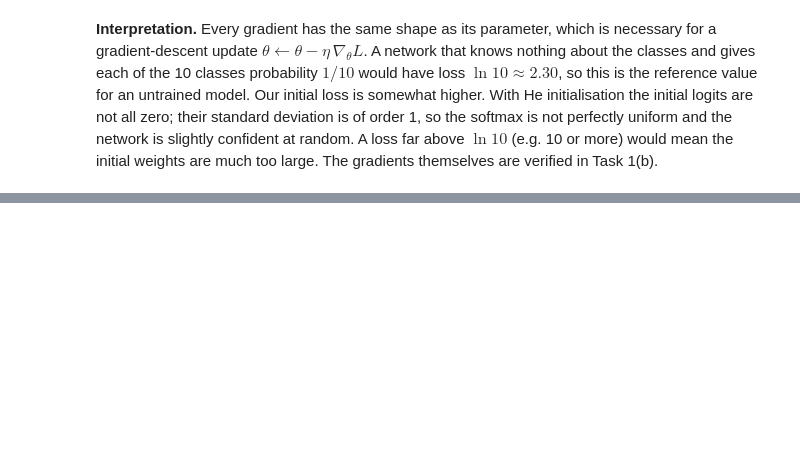
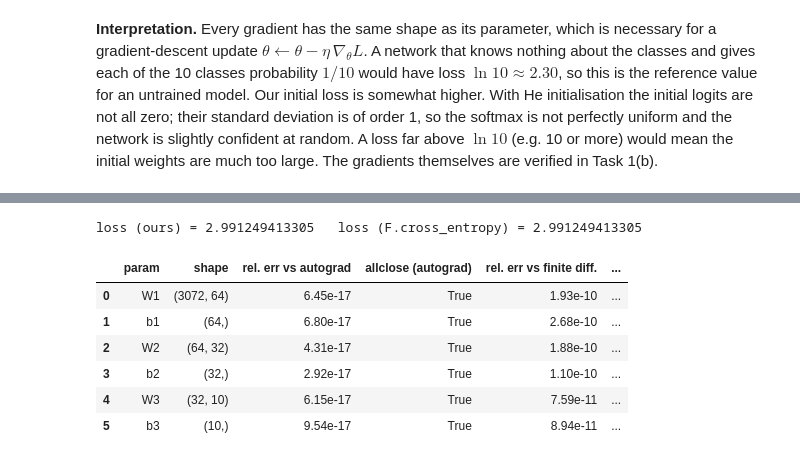
Before and after one commit to NaveenSanjaya/EN4554-Assignment-2-CNNs, a Jupyter notebook: a02_cnn.ipynb, the cells around one changed output, grey strips where cells are left out. Saved outputs shown, nothing was run; the diff lists cells and outputs as text; code cells hidden in the pictures; blank space fills up the shorter version.

```diff
--- a/a02_cnn.ipynb
+++ b/a02_cnn.ipynb
@@ -188,0 +221,65 @@ for i, (p, g) in enumerate(zip(mlp.params(), mlp.grads())):
+# %%
+import copy
+import pandas as pd
+
+def rel_error(a, b):
+    # ||a - b|| / (||a|| + ||b||); 0 when identical, scale-independent
+    return ((a - b).norm() / (a.norm() + b.norm()).clamp_min(1e-12)).item()
+
+def numerical_grad(net, x, y, p, i, h=1e-5, centred=True):
+    # Finite-difference estimate of dL/dp for the i-th entry of parameter p
+    flat = p.view(-1)                      # a view, so changing flat changes p
+    old = flat[i].item()
+    flat[i] = old + h; L_plus = net.loss(x, y).item()
+    if centred:
+        flat[i] = old - h; L_minus = net.loss(x, y).item()
+        flat[i] = old
+        return (L_plus - L_minus) / (2 * h)
+    flat[i] = old
+    return (L_plus - net.loss(x, y).item()) / h
+
+set_seed()
+gc_net = MLP([3 * 32 * 32, 64, 32, 10], dtype=torch.float64)
+xg, yg = X_train[:16].flatten(1).double(), Y_train[:16]
+
+# 1) our manual backward pass
+loss_manual = gc_net.loss(xg, yg)
+gc_net.backward()
+manual = [g.clone() for g in gc_net.grads()]
+
+# 2) autograd on copies of the same parameters
+params_ag = [p.clone().requires_grad_() for p in gc_net.params()]
+h = xg
+for i in range(0, len(params_ag), 2):
+    h = h @ params_ag[i] + params_ag[i + 1]
+    if i < len(params_ag) - 2:
+        h = torch.relu(h)
+loss_ag = F.cross_entropy(h, yg)
+loss_ag.backward()
+autograd = [p.grad for p in params_ag]
+print(f'loss (ours) = {loss_manual.item():.12f}   loss (F.cross_entropy) = {loss_ag.item():.12f}')
+
+# 3) centred finite differences on 20 random entries per tensor
+rows = []
+names = ['W1', 'b1', 'W2', 'b2', 'W3', 'b3']
+for name, p, g_man, g_ag in zip(names, gc_net.params(), manual, autograd):
+    idx = torch.randperm(p.numel())[:20]
+    g_fd = torch.tensor([numerical_grad(gc_net, xg, yg, p, i) for i in idx.tolist()], dtype=torch.float64)
+    g_man_s = g_man.view(-1)[idx].cpu()
+    rows.append({
+        'param': name, 'shape': tuple(p.shape),
+        'rel. err vs autograd': rel_error(g_man, g_ag),
+        'allclose (autograd)': torch.allclose(g_man, g_ag),
+        'rel. err vs finite diff.': rel_error(g_man_s, g_fd),
+        'allclose (finite diff.)': torch.allclose(g_man_s, g_fd, rtol=1e-5, atol=1e-7),
+    })
+pd.DataFrame(rows).style.format({'rel. err vs autograd': '{:.2e}', 'rel. err vs finite diff.': '{:.2e}'})
+# %% [output]
+loss (ours) = 2.991249413305   loss (F.cross_entropy) = 2.991249413305
+|  | param | shape | rel. err vs autograd | allclose (autograd) | rel. err vs finite diff. | ... |
+| 0 | W1 | (3072, 64) | 6.45e-17 | True | 1.93e-10 | ... |
+| 1 | b1 | (64,) | 6.80e-17 | True | 2.68e-10 | ... |
+| 2 | W2 | (64, 32) | 4.31e-17 | True | 1.88e-10 | ... |
+| 3 | b2 | (32,) | 2.92e-17 | True | 1.10e-10 | ... |
+| 4 | W3 | (32, 10) | 6.15e-17 | True | 7.59e-11 | ... |
+| 5 | b3 | (10,) | 9.54e-17 | True | 8.94e-11 | ... |
```
Also changed, not shown: parts of 8 cells of this notebook.
